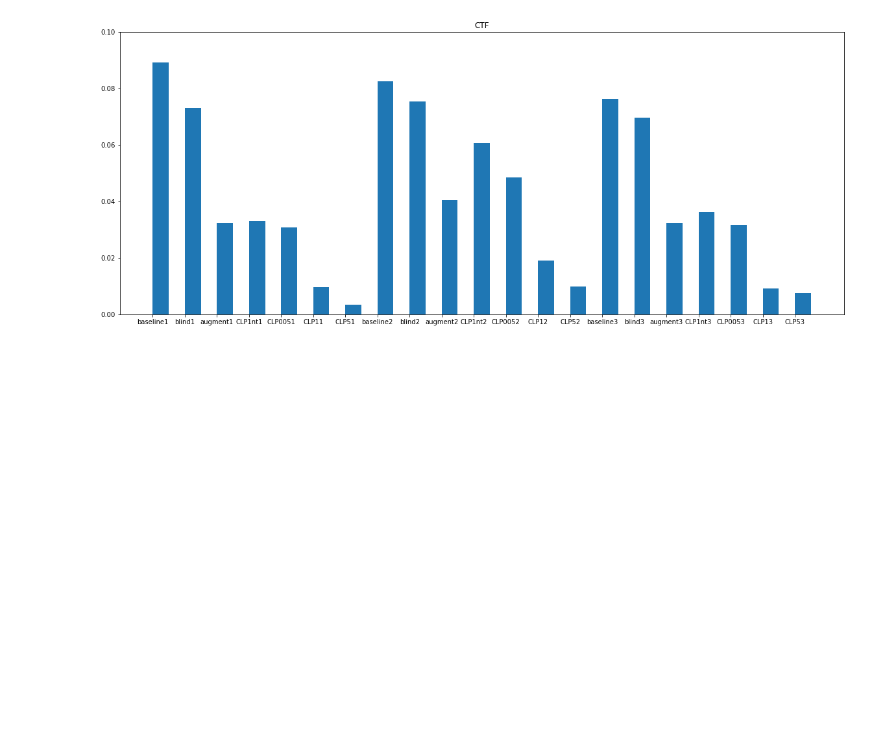
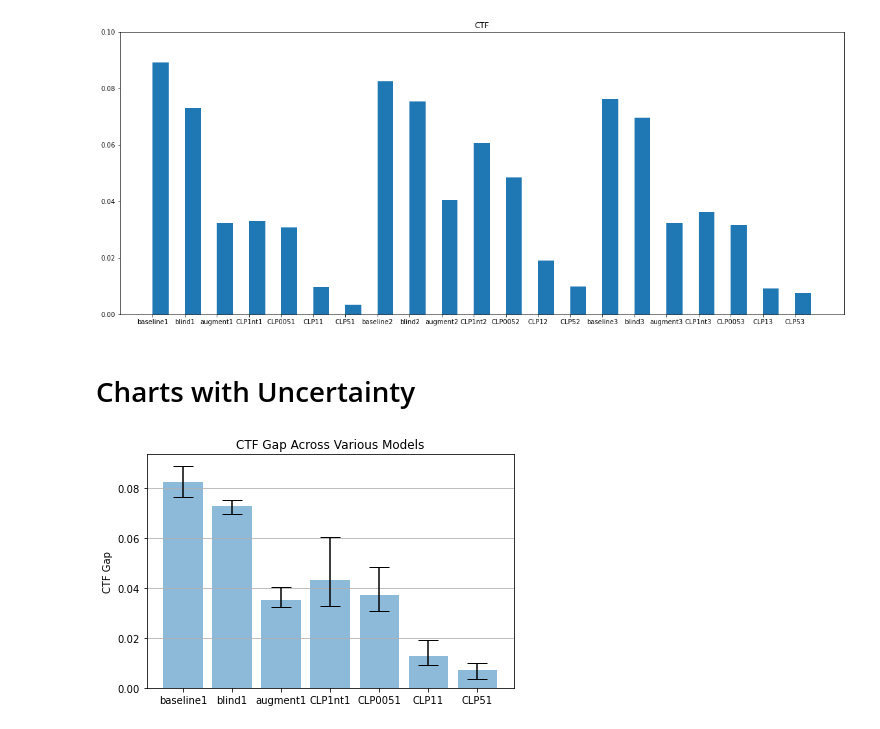
Before and after one commit to mtzig/NLP_CTF, a Jupyter notebook: notebooks/data_analysis_random.ipynb, the cells around one changed output. Drawn from its saved outputs; the diff is of its cells as text; code cells hidden in the pictures; blank space fills up the shorter version.

Commit message:
Combined random splits into figures with error bars

```diff
--- a/notebooks/data_analysis_random.ipynb
+++ b/notebooks/data_analysis_random.ipynb
@@ -341,3 +339,24 @@ plt.title('CTF')
 plt.show()
 # %% [output]
 [figure]
+# %% [markdown]
+# Charts with Uncertainty
+# %%
+labels = fig_1_CTF_1.keys()
+avg_vals = [(list(fig_1_CTF_1.values())[i] + list(fig_1_CTF_2.values())[i] + list(fig_1_CTF_3.values())[i])/3 for i in range(len(fig_1_CTF_1.keys()))]
+min_vals = [ min(list(fig_1_CTF_1.values())[i], list(fig_1_CTF_2.values())[i], list(fig_1_CTF_3.values())[i]) for i in range(len(fig_1_CTF_1.keys()))]
+max_vals = [ max(list(fig_1_CTF_1.values())[i], list(fig_1_CTF_2.values())[i], list(fig_1_CTF_3.values())[i]) for i in range(len(fig_1_CTF_1.keys()))]
+errors = [np.subtract(avg_vals, min_vals), np.subtract(max_vals, avg_vals)]
+# %%
+fig, ax = plt.subplots()
+ax.bar(labels, avg_vals, yerr=errors, align='center', alpha=0.5, ecolor='black', capsize=10)
+ax.set_ylabel('CTF Gap')
+ax.set_title('CTF Gap Across Various Models')
+ax.yaxis.grid(True)
+
+# Save the figure and show
+plt.tight_layout()
+plt.savefig('bar_plot_with_error_bars.png')
+plt.show()
+# %% [output]
+[figure, added]
```
Also changed, not shown: parts of 6 cells of this notebook.
